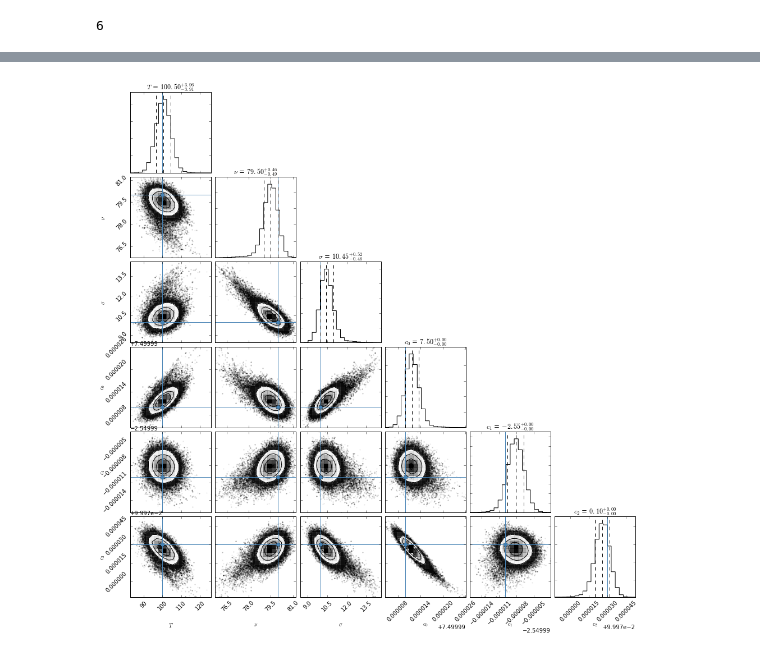
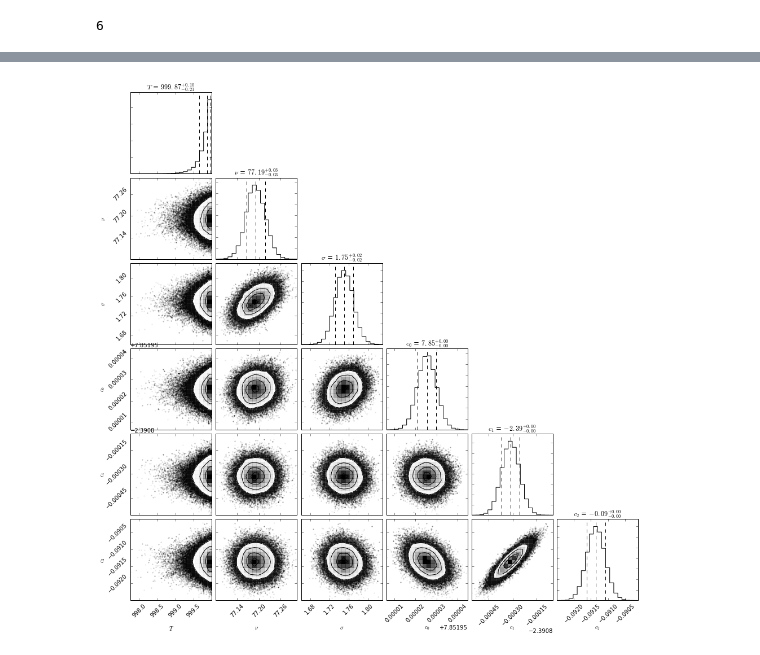
Before and after one commit to olegs22/SCI-Bayes, a Jupyter notebook: mcmc_gauss.ipynb, the cells around one changed output, grey strips where cells are left out. Saved outputs shown, nothing was run; the diff lists cells and outputs as text; code cells hidden in the pictures.

```diff
--- a/mcmc_gauss.ipynb
+++ b/mcmc_gauss.ipynb
@@ -13,0 +16,2 @@ freqs, temp, err = np.loadtxt('dataset8.txt', unpack = True)
+# %%
+sigma = radiometer(T_sky, 0.83, np.diff(frqs)[0])
@@ -18,5 +30,5 @@ print max(freqs), min(freqs)
 # %%
-priors_gauss = np.array([0.,1000., min(freqs),max(freqs), 0.,40., 0.,10., -10.,0., -1.,1.])
+priors_gauss = np.array([0.,1000., min(frqs),max(frqs), 0.,40., 0.,10., -10.,0., -1.,1.])
 # %%
 ndim = int(np.size(priors_gauss)/2)
 # %%
@@ -33,7 +45,7 @@ mid = 0.5 * mid
 # %%
 fun = lambda *args: -lnhood(*args)
 # %%
-result = op.minimize(fun, mid, args=(model, temp, freqs, err), method = 'L-BFGS-B')
+result = op.minimize(fun, mid, args=(model, T_sky, frqs, sigma), method = 'L-BFGS-B')
 # %%
 print result.x
 # %% [output]
@@ -58,7 +85,7 @@ for i in range(nwalkers):
 # %%
 b_steps,  steps = 500, 1000
 # %%
-sampler = emcee.EnsembleSampler(nwalkers, ndim, log_posterior, args=(model, temp, freqs, err, priors_gauss,0.0))
+sampler = emcee.EnsembleSampler(nwalkers, ndim, log_posterior, args=(model, T_sky, frqs, sigma, priors_gauss,0.0))
 # %%
 pos, prob, state = sampler.run_mcmc(pos_i, b_steps)
 # %%
@@ -66,7 +93,7 @@ sampler.reset()
 # %%
 _, _, _ = sampler.run_mcmc(pos, steps, rstate0=state)
 # %%
-fig = corner.corner(sampler.flatchain, labels = ['$T$',r'$\nu$',r'$\sigma$',r'$c_0$',r'$c_1$',r'$c_2$'], truths=[100.,80.,10.,7.5,-2.55,0.1],quantiles=[0.16, 0.5, 0.84],show_titles=True );
+fig = corner.corner(sampler.flatchain, labels = ['$T$',r'$\nu$',r'$\sigma$',r'$c_0$',r'$c_1$',r'$c_2$'] ,quantiles=[0.16, 0.5, 0.84],show_titles=True );
 # %% [output]
-[figure, old version]
+[figure, new version]
 # %%
```
Also changed, not shown: parts of 20 cells of this notebook.
